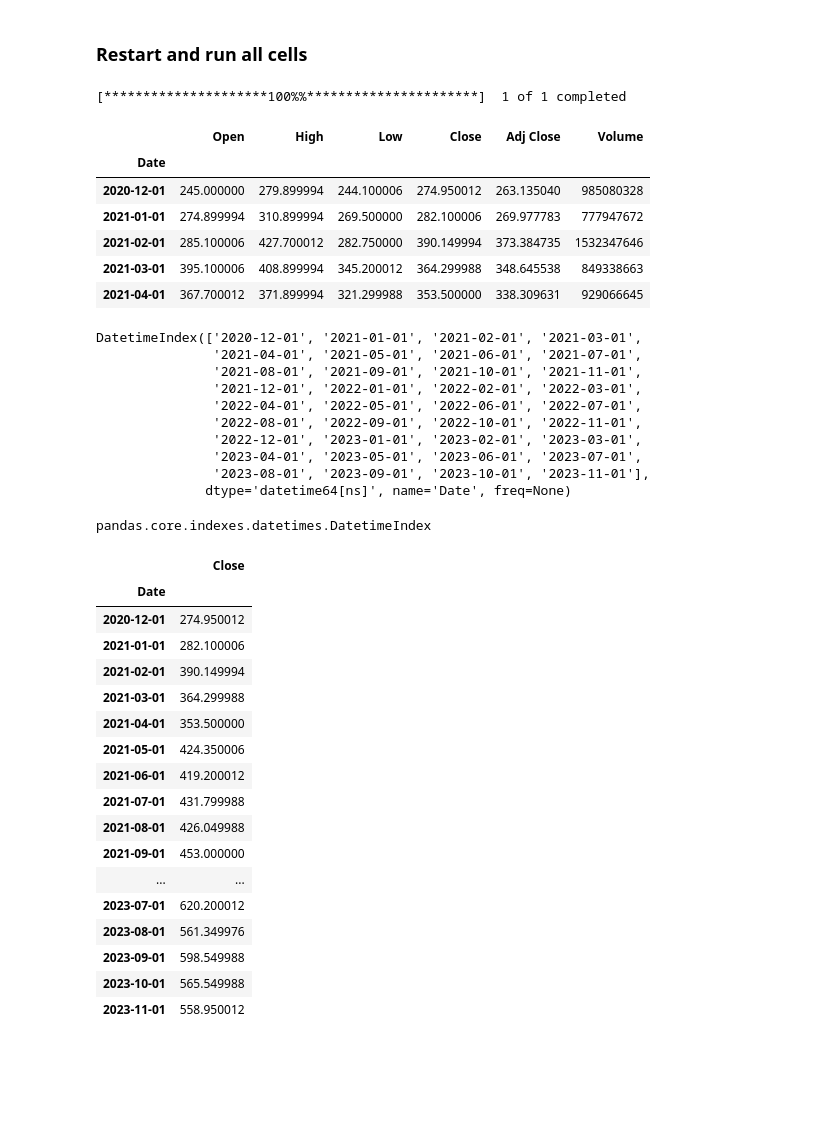
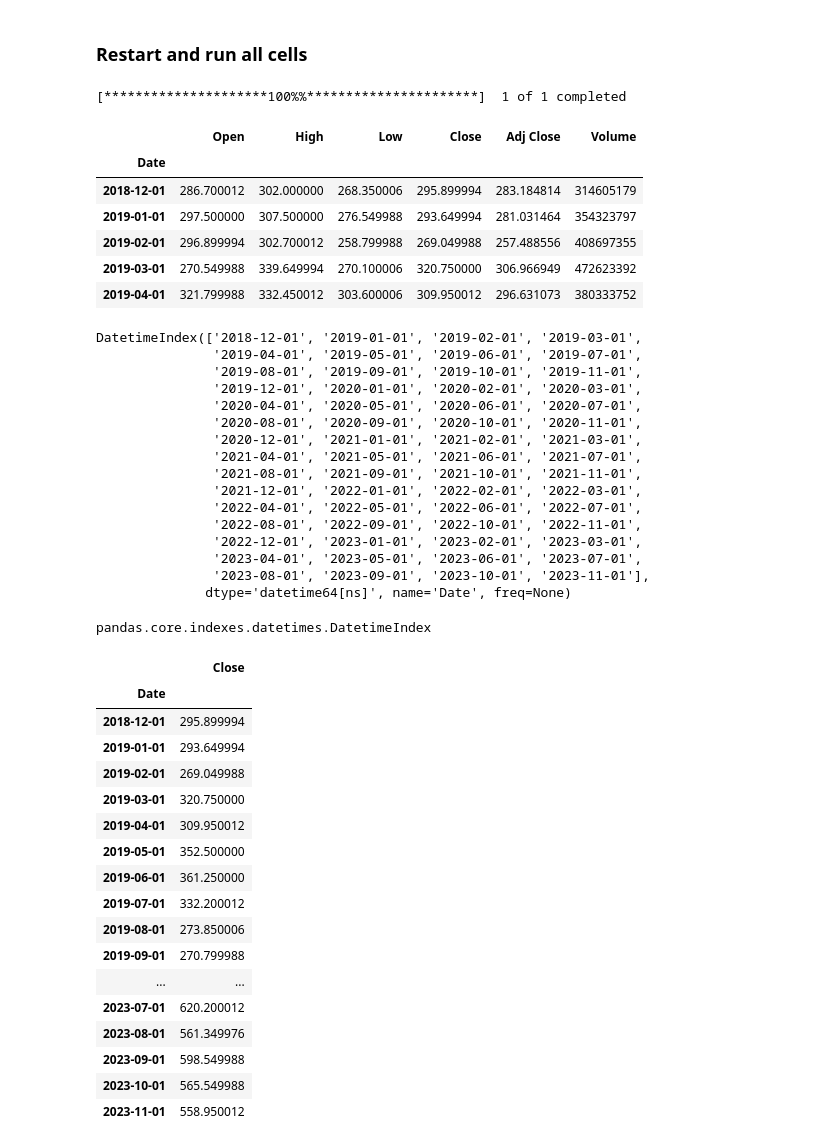
Before and after one commit to utkarshg1/Github6_8pm, a Jupyter notebook: Time Series Analysis/yfinance.ipynb, the cells around one changed output. Drawn from its saved outputs; the diff is of its cells as text; code cells hidden in the pictures; blank space fills up the shorter version.

```diff
--- a/Time Series Analysis/yfinance.ipynb
+++ b/Time Series Analysis/yfinance.ipynb
@@ -27,21 +27,27 @@ Note: you may need to restart the kernel to use updated packages.
 # %%
 import yfinance as yf
 ticker = 'SBIN.NS'
-share_df = yf.download(tickers=ticker, period='3y', interval='1mo')
+share_df = yf.download(tickers=ticker, period='5y', interval='1mo')
 share_df.head()
 # %% [output]
 [*********************100%%**********************]  1 of 1 completed
 |  | Open | High | Low | Close | Adj Close | Volume |
 | Date |  |  |  |  |  |  |
-| 2020-12-01 | 245.000000 | 279.899994 | 244.100006 | 274.950012 | 263.135040 | 985080328 |
-| 2021-01-01 | 274.899994 | 310.899994 | 269.500000 | 282.100006 | 269.977783 | 777947672 |
-| 2021-02-01 | 285.100006 | 427.700012 | 282.750000 | 390.149994 | 373.384735 | 1532347646 |
-| 2021-03-01 | 395.100006 | 408.899994 | 345.200012 | 364.299988 | 348.645538 | 849338663 |
-| 2021-04-01 | 367.700012 | 371.899994 | 321.299988 | 353.500000 | 338.309631 | 929066645 |
+| 2018-12-01 | 286.700012 | 302.000000 | 268.350006 | 295.899994 | 283.184814 | 314605179 |
+| 2019-01-01 | 297.500000 | 307.500000 | 276.549988 | 293.649994 | 281.031464 | 354323797 |
+| 2019-02-01 | 296.899994 | 302.700012 | 258.799988 | 269.049988 | 257.488556 | 408697355 |
+| 2019-03-01 | 270.549988 | 339.649994 | 270.100006 | 320.750000 | 306.966949 | 472623392 |
+| 2019-04-01 | 321.799988 | 332.450012 | 303.600006 | 309.950012 | 296.631073 | 380333752 |
 # %%
 share_df.index
 # %% [output]
-DatetimeIndex(['2020-12-01', '2021-01-01', '2021-02-01', '2021-03-01',
+DatetimeIndex(['2018-12-01', '2019-01-01', '2019-02-01', '2019-03-01',
+               '2019-04-01', '2019-05-01', '2019-06-01', '2019-07-01',
+               '2019-08-01', '2019-09-01', '2019-10-01', '2019-11-01',
+               '2019-12-01', '2020-01-01', '2020-02-01', '2020-03-01',
+               '2020-04-01', '2020-05-01', '2020-06-01', '2020-07-01',
+               '2020-08-01', '2020-09-01', '2020-10-01', '2020-11-01',
+               '2020-12-01', '2021-01-01', '2021-02-01', '2021-03-01',
                '2021-04-01', '2021-05-01', '2021-06-01', '2021-07-01',
                '2021-08-01', '2021-09-01', '2021-10-01', '2021-11-01',
                '2021-12-01', '2022-01-01', '2022-02-01', '2022-03-01',
@@ -62,16 +68,16 @@ df_close
 # %% [output]
 |  | Close |
 | Date |  |
-| 2020-12-01 | 274.950012 |
-| 2021-01-01 | 282.100006 |
-| 2021-02-01 | 390.149994 |
-| 2021-03-01 | 364.299988 |
-| 2021-04-01 | 353.500000 |
-| 2021-05-01 | 424.350006 |
-| 2021-06-01 | 419.200012 |
-| 2021-07-01 | 431.799988 |
-| 2021-08-01 | 426.049988 |
-| 2021-09-01 | 453.000000 |
+| 2018-12-01 | 295.899994 |
+| 2019-01-01 | 293.649994 |
+| 2019-02-01 | 269.049988 |
+| 2019-03-01 | 320.750000 |
+| 2019-04-01 | 309.950012 |
+| 2019-05-01 | 352.500000 |
+| 2019-06-01 | 361.250000 |
+| 2019-07-01 | 332.200012 |
+| 2019-08-01 | 273.850006 |
+| 2019-09-01 | 270.799988 |
 | ... | ... |
 | 2023-07-01 | 620.200012 |
 | 2023-08-01 | 561.349976 |
```
Also changed, not shown: parts of 9 cells of this notebook.
